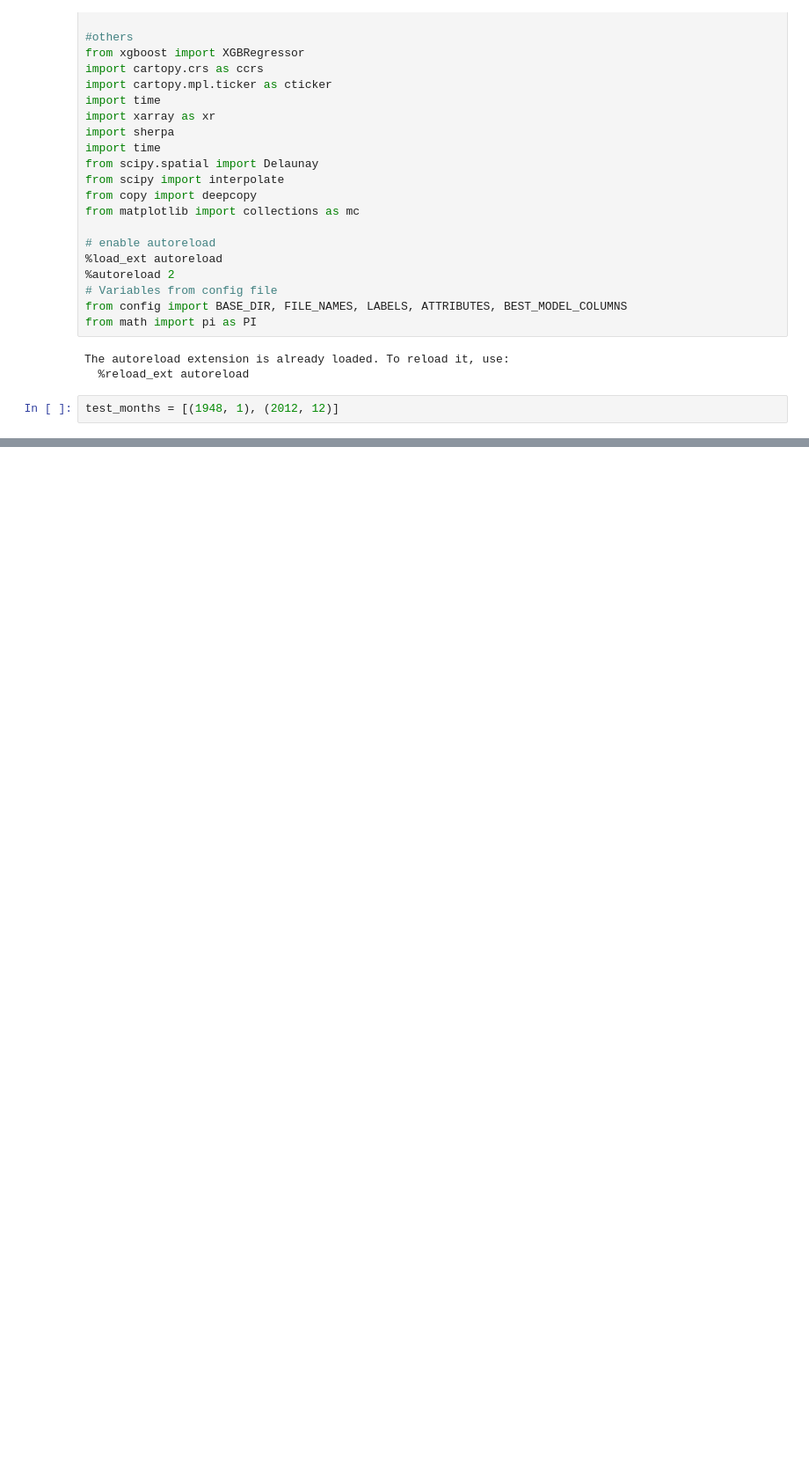
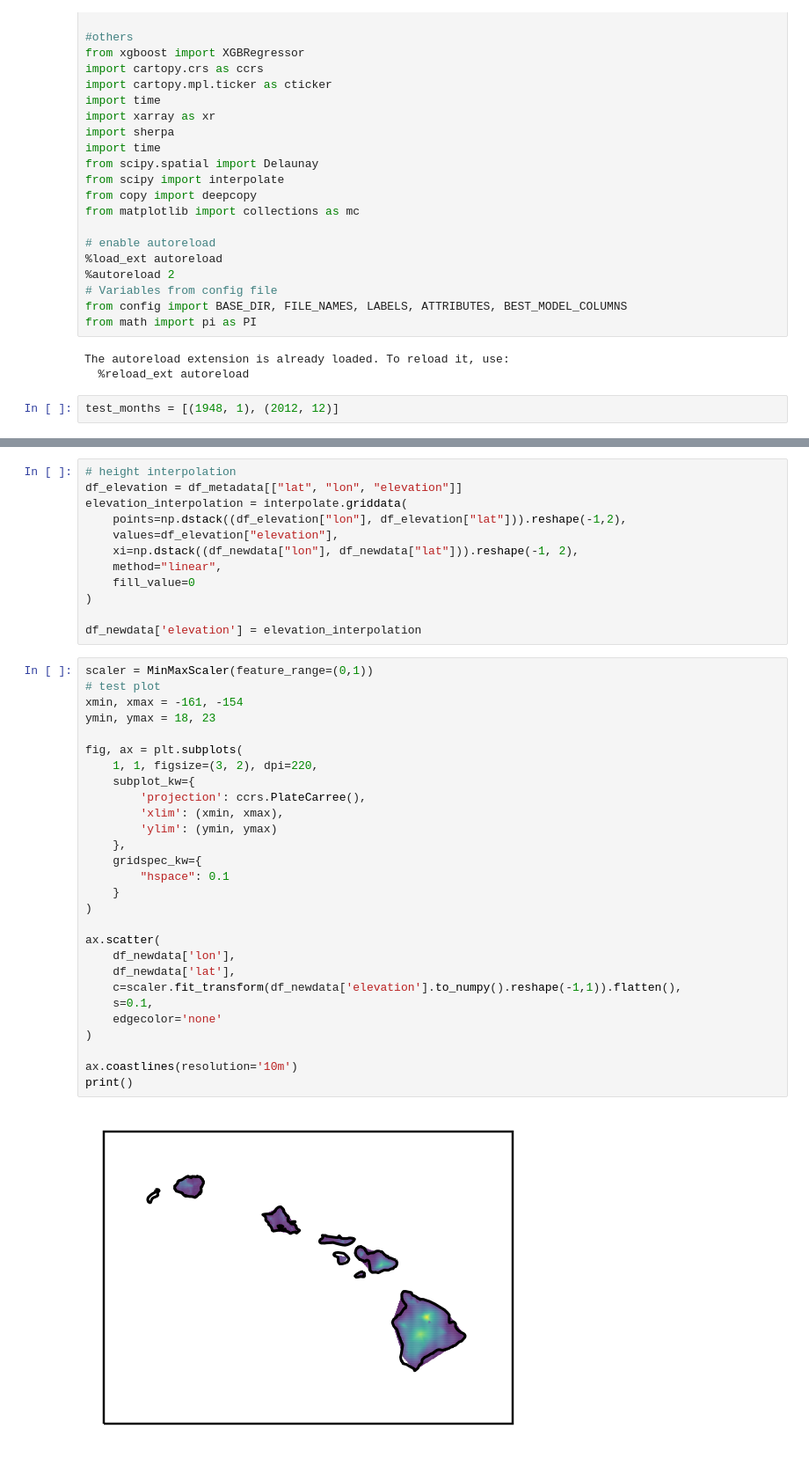
Before and after one commit to yusukemh/StatisticalDownscaling, a Jupyter notebook: codes/Dataset_mock.ipynb, the cells around one changed output, grey strips where cells are left out. Shown at 88% size. Drawn from its saved outputs; the diff is of its cells as text; blank space fills up the shorter version.

```diff
--- a/codes/Dataset_mock.ipynb
+++ b/codes/Dataset_mock.ipynb
@@ -179,0 +236,42 @@ ax.coastlines(resolution='10m')
+# %%
+# height interpolation
+df_elevation = df_metadata[["lat", "lon", "elevation"]]
+elevation_interpolation = interpolate.griddata(
+    points=np.dstack((df_elevation["lon"], df_elevation["lat"])).reshape(-1,2),
+    values=df_elevation["elevation"],
+    xi=np.dstack((df_newdata["lon"], df_newdata["lat"])).reshape(-1, 2),
+    method="linear",
+    fill_value=0
+)
+
+df_newdata['elevation'] = elevation_interpolation
+# %%
+scaler = MinMaxScaler(feature_range=(0,1))
+# test plot
+xmin, xmax = -161, -154
+ymin, ymax = 18, 23
+
+fig, ax = plt.subplots(
+    1, 1, figsize=(3, 2), dpi=220,
+    subplot_kw={
+        'projection': ccrs.PlateCarree(),
+        'xlim': (xmin, xmax),
+        'ylim': (ymin, ymax)
+    },
+    gridspec_kw={
+        "hspace": 0.1
+    }
+)
+
+ax.scatter(
+    df_newdata['lon'],
+    df_newdata['lat'],
+    c=scaler.fit_transform(df_newdata['elevation'].to_numpy().reshape(-1,1)).flatten(),
+    s=0.1,
+    edgecolor='none'
+)
+
+ax.coastlines(resolution='10m')
+print()
+# %% [output]
+[figure, added]
```
Also changed, not shown: parts of 13 cells of this notebook.
